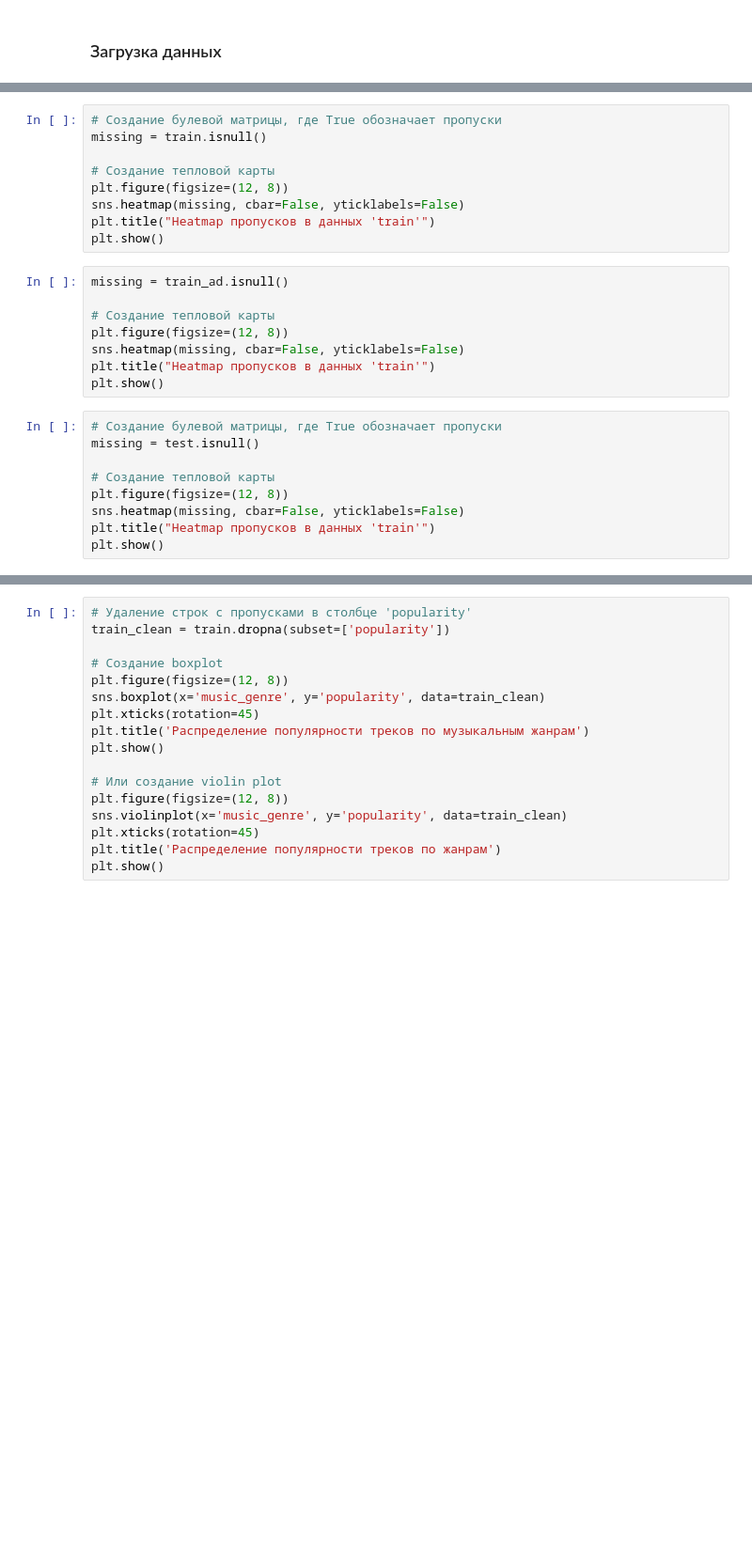
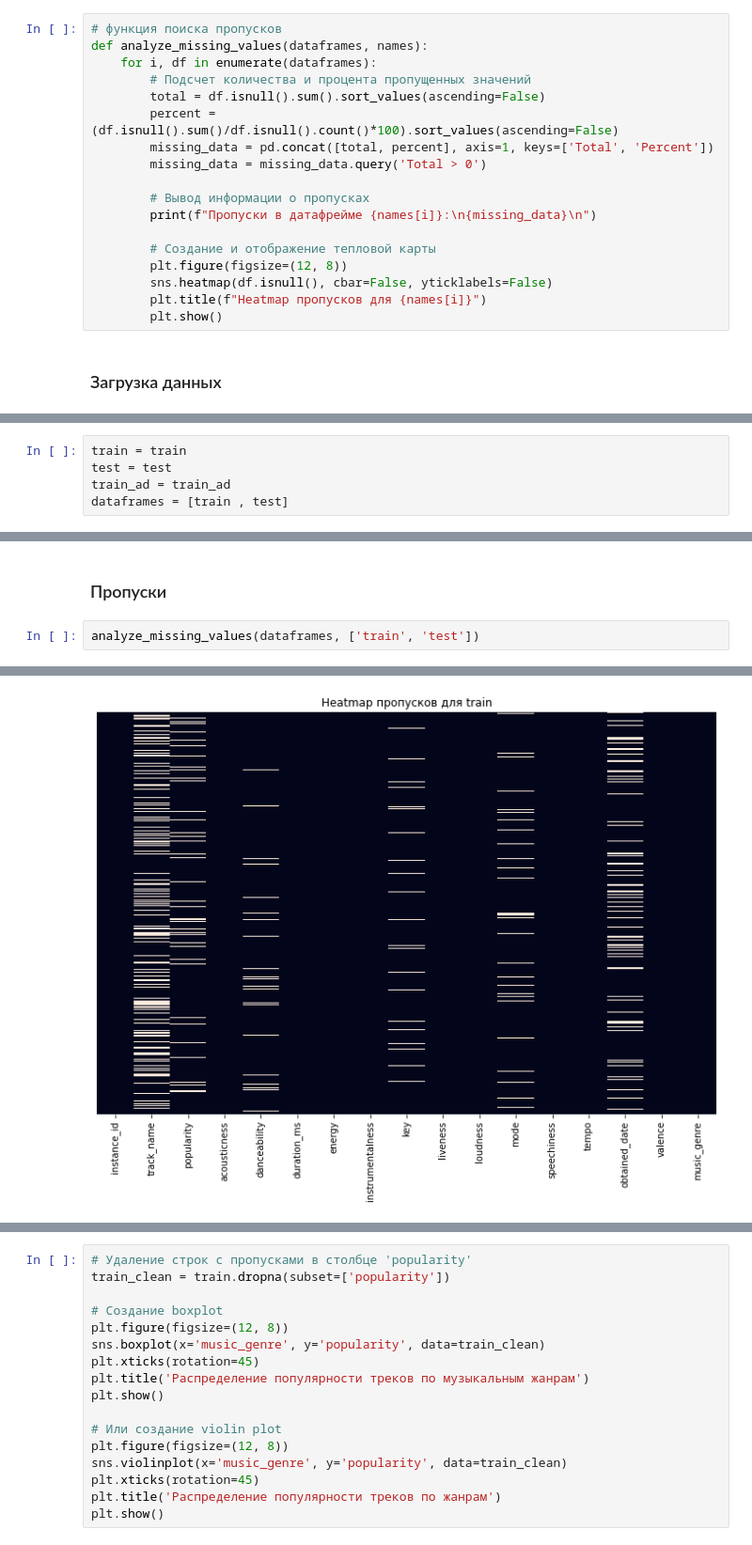
Before and after one commit to EPrutskoy/Kaggle_music_genre_prediction, a Jupyter notebook: music_model_notebook.ipynb, the cells around one changed output, grey strips where cells are left out. Shown at 94% size. Saved outputs shown, nothing was run; the diff lists cells and outputs as text; blank space fills up the shorter version.

```diff
--- a/music_model_notebook.ipynb
+++ b/music_model_notebook.ipynb
@@ -105,3 +131,21 @@ pd.options.display.float_format = '{:,.2f}'.format
+# %%
+# функция поиска пропусков
+def analyze_missing_values(dataframes, names):
+    for i, df in enumerate(dataframes):
+        # Подсчет количества и процента пропущенных значений
+        total = df.isnull().sum().sort_values(ascending=False)
+        percent = (df.isnull().sum()/df.isnull().count()*100).sort_values(ascending=False)
+        missing_data = pd.concat([total, percent], axis=1, keys=['Total', 'Percent'])
+        missing_data = missing_data.query('Total > 0')
+
+        # Вывод информации о пропусках
+        print(f"Пропуски в датафрейме {names[i]}:\n{missing_data}\n")
+
+        # Создание и отображение тепловой карты
+        plt.figure(figsize=(12, 8))
+        sns.heatmap(df.isnull(), cbar=False, yticklabels=False)
+        plt.title(f"Heatmap пропусков для {names[i]}")
+        plt.show()
 # %% [markdown]
 ### Загрузка данных
 # %%
@@ -131,0 +163,5 @@ display(test.head(10))
+# %%
+train = train
+test = test
+train_ad = train_ad
+dataframes = [train , test]
@@ -134,26 +268,5 @@ display(test.head(10))
-# %%
-# Создание булевой матрицы, где True обозначает пропуски
-missing = train.isnull()
-
-# Создание тепловой карты
-plt.figure(figsize=(12, 8))
-sns.heatmap(missing, cbar=False, yticklabels=False)
-plt.title("Heatmap пропусков в данных 'train'")
-plt.show()
-# %%
-missing = train_ad.isnull()
-
-# Создание тепловой карты
-plt.figure(figsize=(12, 8))
-sns.heatmap(missing, cbar=False, yticklabels=False)
-plt.title("Heatmap пропусков в данных 'train'")
-plt.show()
-# %%
-# Создание булевой матрицы, где True обозначает пропуски
-missing = test.isnull()
-
-# Создание тепловой карты
-plt.figure(figsize=(12, 8))
-sns.heatmap(missing, cbar=False, yticklabels=False)
-plt.title("Heatmap пропусков в данных 'train'")
-plt.show()
+# %% [markdown]
+### Пропуски
+# %%
+analyze_missing_values(dataframes, ['train', 'test'])
+# %% [output]
@@ -159,0 +281 @@ plt.show()
+[figure, added]
```
Also changed, not shown: parts of 30 cells of this notebook.
